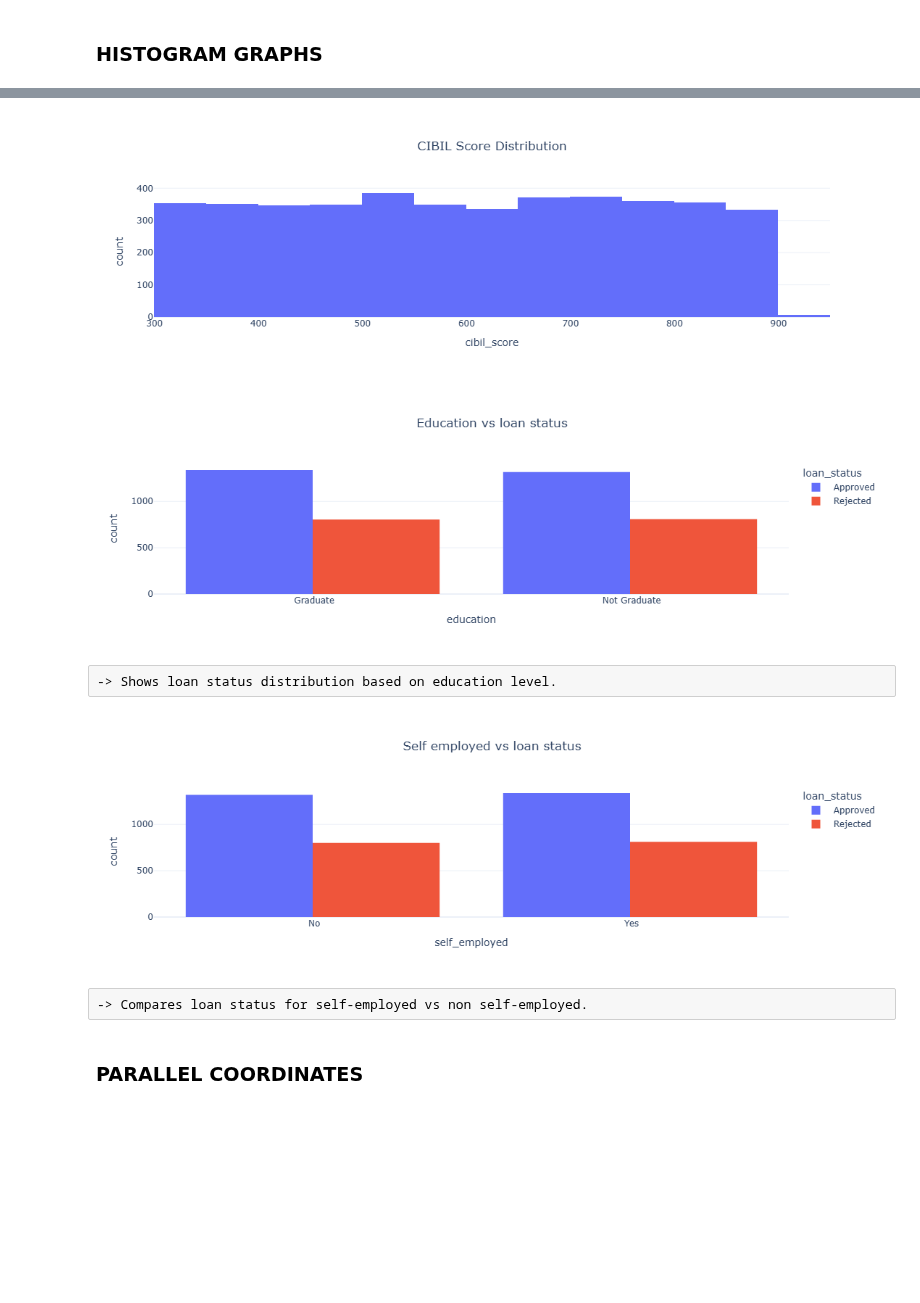
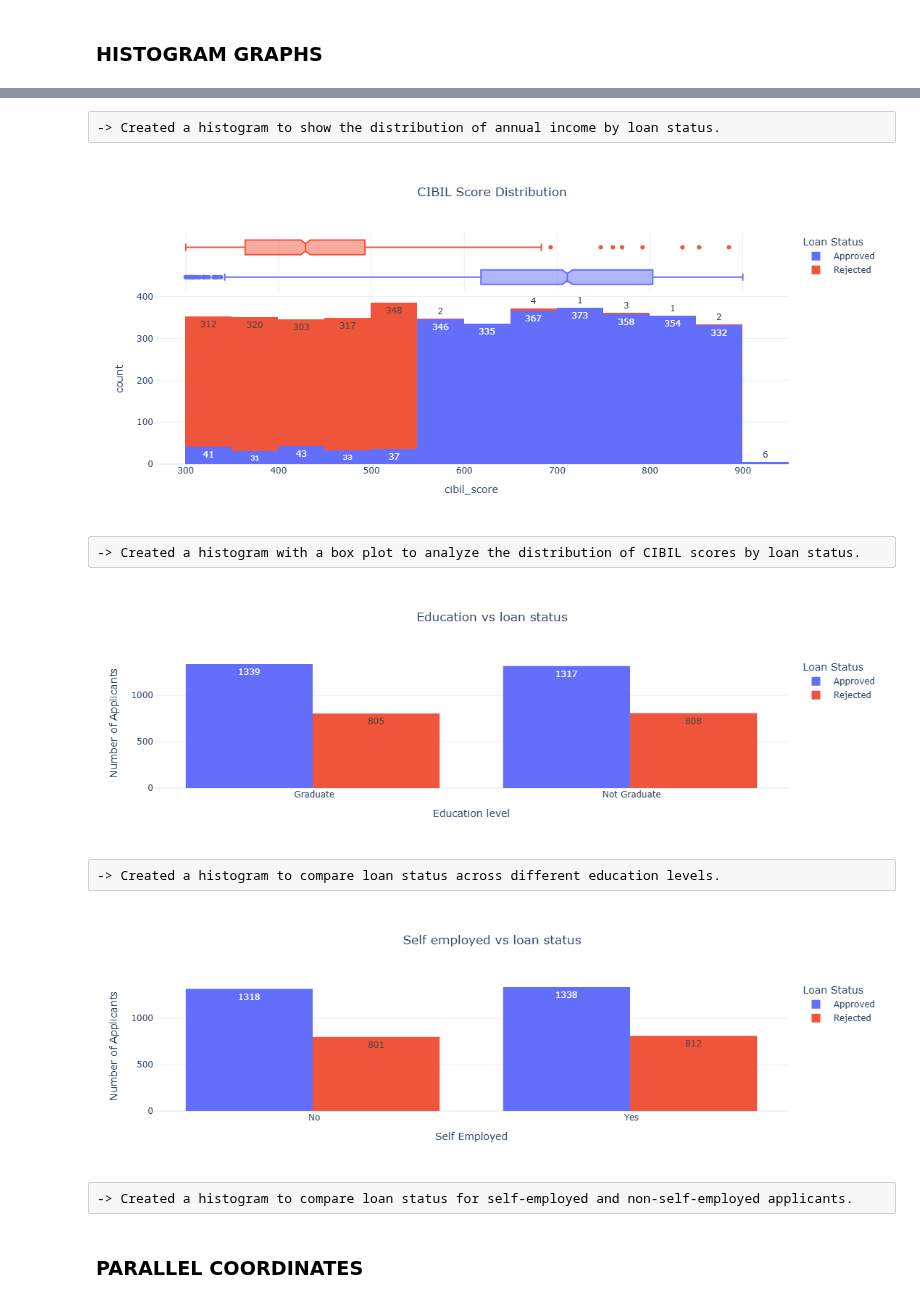
Before and after one commit to kamaljitkaur3019-creator/loan_approval_prediction_project, a Jupyter notebook: ProjectWork.ipynb, the cells around one changed output, grey strips where cells are left out. Cells and saved outputs as stored; diff of their text form; code cells hidden in the pictures; blank space fills up the shorter version.

```diff
--- a/ProjectWork.ipynb
+++ b/ProjectWork.ipynb
@@ -376,25 +388,29 @@ fig.show()
+# %% [raw]
+-> Created a histogram to show the distribution of annual income by loan status.
 # %%
-fig = px.histogram(df, x="cibil_score", nbins=20, title="CIBIL Score Distribution")
-fig.update_layout(title_x=0.5,template="plotly_white")
+fig = px.histogram(df, x="cibil_score", color="loan_status", marginal="box",text_auto=True,nbins=30, title="CIBIL Score Distribution")
+fig.update_layout(title_x=0.5,template="plotly_white",width=1000, height=500,legend_title="Loan Status")
 fig.show()
 # %% [output]
-[figure, old version]
+[figure, new version]
+# %% [raw]
+-> Created a histogram with a box plot to analyze the distribution of CIBIL scores by loan status.
 # %%
-fig = px.histogram(df, x="education", color="loan_status", barmode="group", title="Education vs loan status")
-fig.update_layout(title_x=0.5,template="plotly_white")
+fig = px.histogram(df, x="education", color="loan_status", barmode="group",text_auto=True, title="Education vs loan status")
+fig.update_layout(title_x=0.5,template="plotly_white",xaxis_title="Education level",yaxis_title="Number of Applicants",legend_title="Loan Status")
 fig.show()
 # %% [output]
-[figure, old version]
+[figure, new version]
 # %% [raw]
--> Shows loan status distribution based on education level.
+-> Created a histogram to compare loan status across different education levels.
 # %%
-fig = px.histogram(df, x="self_employed", color="loan_status", barmode="group", title="Self employed vs loan status")
-fig.update_layout(title_x=0.5,template="plotly_white")
+fig = px.histogram(df, x="self_employed", color="loan_status", barmode="group",text_auto=True, title="Self employed vs loan status")
+fig.update_layout(title_x=0.5,template="plotly_white",xaxis_title="Self Employed",yaxis_title="Number of Applicants",legend_title="Loan Status")
 fig.show()
 # %% [output]
-[figure, old version]
+[figure, new version]
 # %% [raw]
--> Compares loan status for self-employed vs non self-employed.
+-> Created a histogram to compare loan status for self-employed and non-self-employed applicants.
 # %% [markdown]
 ### PARALLEL COORDINATES
 # %%
```
Also changed, not shown: parts of 31 cells of this notebook, 1 other file.
